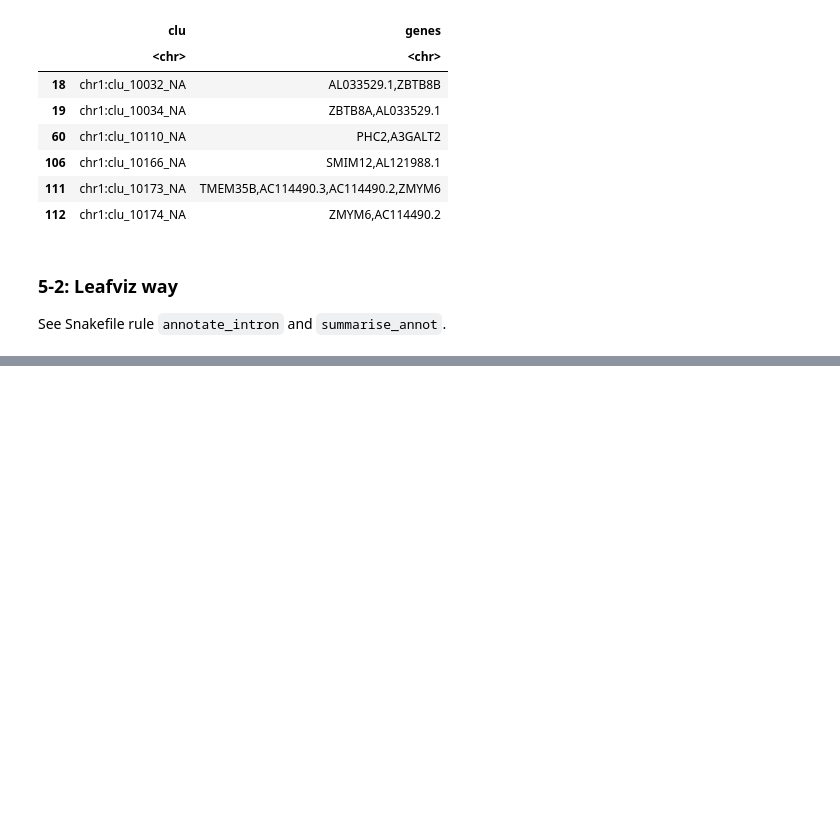
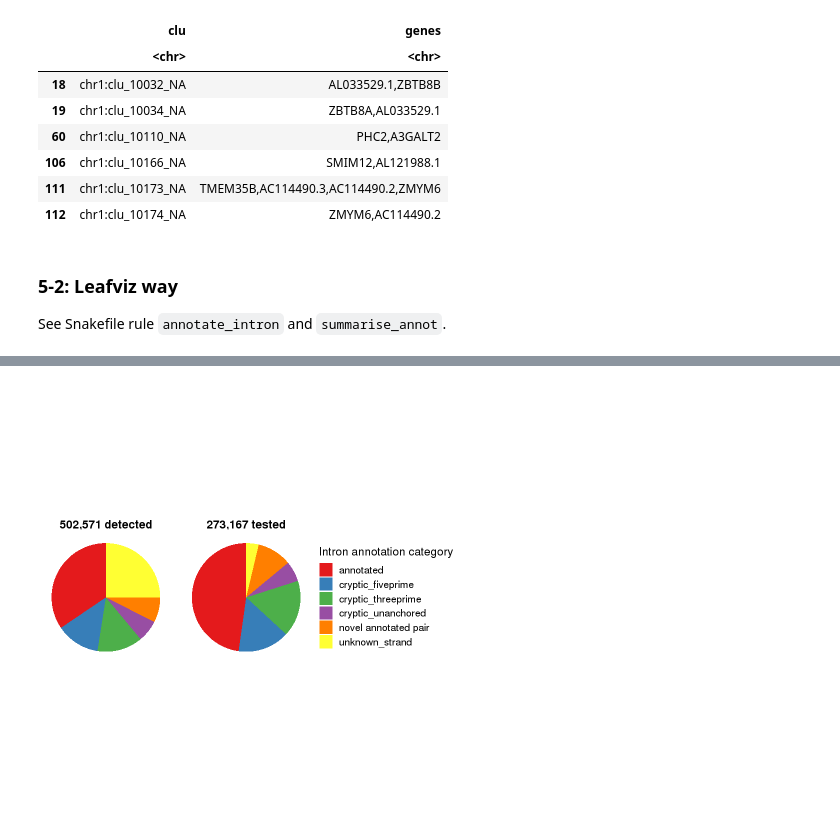
Before and after one commit to gandallab/devBrain_xQTL, a Jupyter notebook: code/04-QTL/cis-sQTL/sqtl_analysis.ipynb, the cells around one changed output, grey strips where cells are left out. Saved outputs shown, nothing was run; the diff lists cells and outputs as text; code cells hidden in the pictures; blank space fills up the shorter version.

```diff
--- a/code/04-QTL/cis-sQTL/sqtl_analysis.ipynb
+++ b/code/04-QTL/cis-sQTL/sqtl_analysis.ipynb
@@ -1121,0 +1221,3 @@ See Snakefile rule `annotate_intron` and `summarise_annot`.
+# %%
+all.introns <- all.introns %>% unite("ID", chr:start:end:clusterID, na.rm = FALSE, remove = TRUE, sep = ":")
+head(all.introns)
@@ -1121,0 +1238,3 @@ See Snakefile rule `annotate_intron` and `summarise_annot`.
+# %%
+all.introns$ID <- gsub("chr", "", all.introns$ID)
+head(all.introns)
@@ -1121,0 +1251,3 @@ See Snakefile rule `annotate_intron` and `summarise_annot`.
+# %%
+pheno <- pheno %>% left_join(all.introns, by = "ID")
+head(pheno)
@@ -1121,0 +1438,22 @@ See Snakefile rule `annotate_intron` and `summarise_annot`.
+# %%
+df1 <- as.data.frame(table(all.introns$verdict))
+df1 <- df1 %>% mutate(prop = Freq/502571)
+
+df2 <- as.data.frame(table(pheno$verdict))
+df2 <- df2 %>% mutate(prop = Freq/273167)
+
+df3 <- as.data.frame(table(res2$verdict))
+df3 <- df3 %>% mutate(prop = Freq/37706)
+
+
+# df <- rbind(df1, df2, df3)
+# df$group <- c(rep("502,571 detected", 6),
+#               rep("273,167 tested", 6),
+#               rep("37,706 sIntron", 6))
+
+df <- rbind(df1, df2)
+df$group <- c(rep("502,571 detected", 6),
+              rep("273,167 tested", 6))
+
+df$group <- factor(df$group, levels=c("502,571 detected", "273,167 tested"))
+df
@@ -1121,0 +1476,16 @@ See Snakefile rule `annotate_intron` and `summarise_annot`.
+# %%
+p <- ggplot(df, aes(x="", y=prop, fill=Var1)) +
+  geom_bar(width = 1, stat = "identity") +
+  facet_wrap(~group) +
+  coord_polar("y", start = 0) +
+  theme_void() +
+  theme(legend.text = element_text(size=12),
+        legend.title = element_text(size=14),
+        plot.title = element_text(size=16, face="bold", hjust = 0.5),
+        strip.text.x = element_text(size=14, face="bold")) +
+  scale_fill_brewer(palette = "Set1") +
+  labs(fill="Intron annotation category")
+
+p
+# %% [output]
+[figure, added]
```
Also changed, not shown: parts of 68 cells of this notebook, 5 other files.
